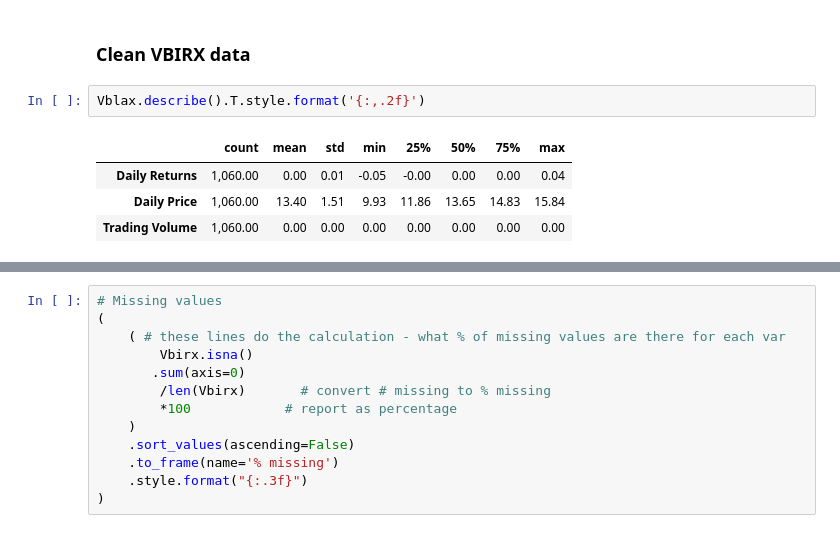
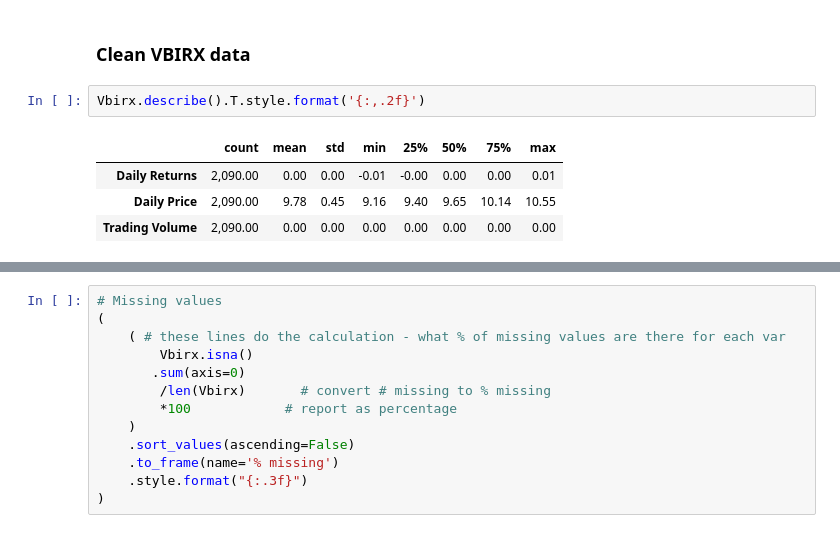
Before and after one commit to mab923/finalteamproject, a Jupyter notebook: Load_Data.ipynb, the cells around one changed output, grey strips where cells are left out. Saved outputs shown, nothing was run; the diff lists cells and outputs as text.

```diff
--- a/Load_Data.ipynb
+++ b/Load_Data.ipynb
@@ -359,9 +396,9 @@ plt.show()
 # %% [markdown]
 ### Clean VBIRX data
 # %%
-Vblax.describe().T.style.format('{:,.2f}')
+Vbirx.describe().T.style.format('{:,.2f}')
 # %% [output]
 |  | count | mean | std | min | 25% | 50% | 75% | max |
-| Daily Returns | 1,060.00 | 0.00 | 0.01 | -0.05 | -0.00 | 0.00 | 0.00 | 0.04 |
-| Daily Price | 1,060.00 | 13.40 | 1.51 | 9.93 | 11.86 | 13.65 | 14.83 | 15.84 |
-| Trading Volume | 1,060.00 | 0.00 | 0.00 | 0.00 | 0.00 | 0.00 | 0.00 | 0.00 |
+| Daily Returns | 2,090.00 | 0.00 | 0.00 | -0.01 | -0.00 | 0.00 | 0.00 | 0.01 |
+| Daily Price | 2,090.00 | 9.78 | 0.45 | 9.16 | 9.40 | 9.65 | 10.14 | 10.55 |
+| Trading Volume | 2,090.00 | 0.00 | 0.00 | 0.00 | 0.00 | 0.00 | 0.00 | 0.00 |
```
Also changed, not shown: parts of 10 cells of this notebook.
